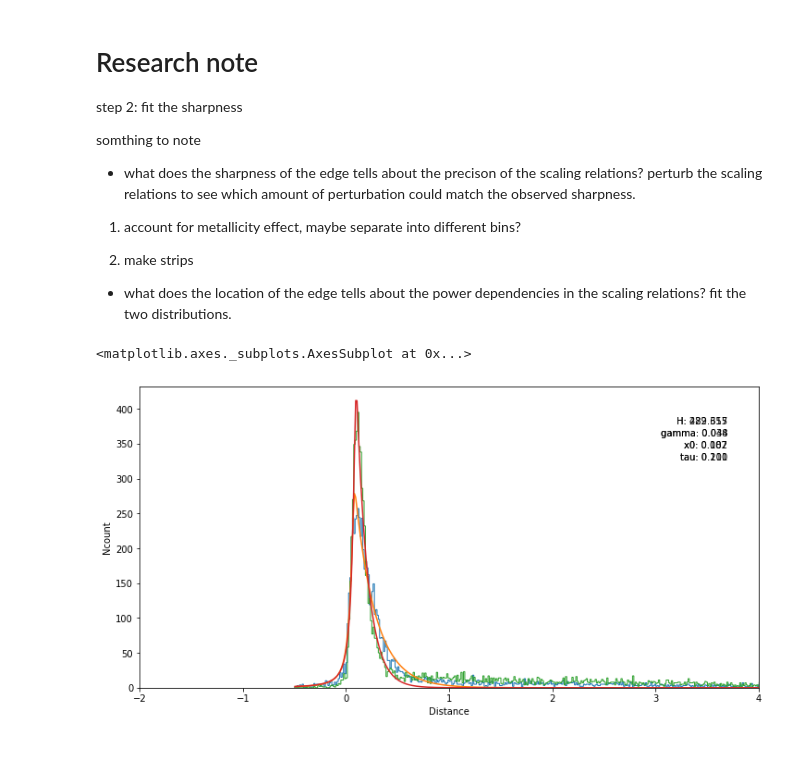
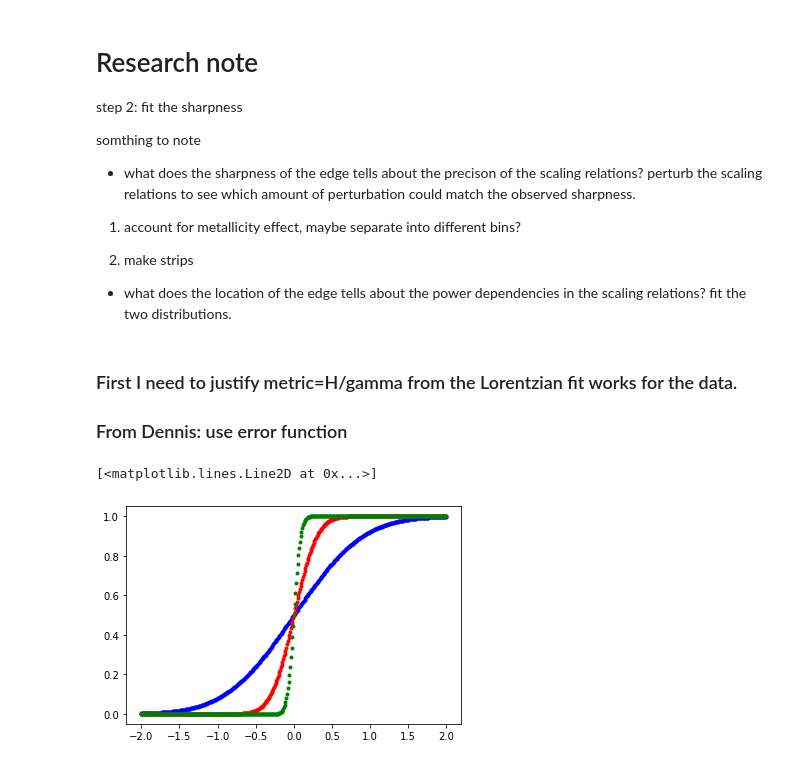
Before and after one commit to parallelpro/nike, a Jupyter notebook: lib/2-sharpness.ipynb, the cells around one changed output. Drawn from its saved outputs; the diff is of its cells as text; code cells hidden in the pictures.

```diff
--- a/lib/2-sharpness.ipynb
+++ b/lib/2-sharpness.ipynb
@@ -12,26 +12,3 @@ perturb the scaling relations to see which amount of perturbation could match th
 
 - what does the location of the edge tells about the power dependencies in the scaling relations?
 fit the two distributions.
-# %%
-import numpy as np
-import matplotlib.pyplot as plt
-from lib.histdist import model1, distfit # import distfit
-
-fig = plt.figure(figsize=(12,6))
-ax = fig.add_subplot(111)
-### 1 observation
-dist = np.load("sample/obs/nike_dist.npy")
-bins = np.linspace(-0.5, 12, 1000)
-obj = distfit(dist, bins, model1())
-obj.fit()
-obj.plot_fit(ax=ax)
-
-### 2 model
-dist = np.load("sample/padova/nike_dist.npy")
-bins = np.linspace(-0.5, 12, 1000)
-obj = distfit(dist, bins, model1())
-obj.fit()
-obj.plot_fit(ax=ax)
-# %% [output]
-<matplotlib.axes._subplots.AxesSubplot at 0x...>
-[figure, removed]
@@ -37,0 +19,15 @@ obj.plot_fit(ax=ax)
+# %% [markdown]
+### First I need to justify metric=H/gamma from the Lorentzian fit works for the data.
+### From Dennis: use error function
+# %%
+from scipy.special import erf
+x=np.arange(-2, 2, 0.01)
+y=erf(x)
+
+H=0.5
+plt.plot(x, H*(erf(x)+1), "b.")
+plt.plot(x, H*(erf(3*x)+1), "r.")
+plt.plot(x, H*(erf(10*x)+1), "g.")
+# %% [output]
+[<matplotlib.lines.Line2D at 0x...>]
+[figure, added]
```
Also changed, not shown: parts of 17 cells of this notebook, 3 other files.
